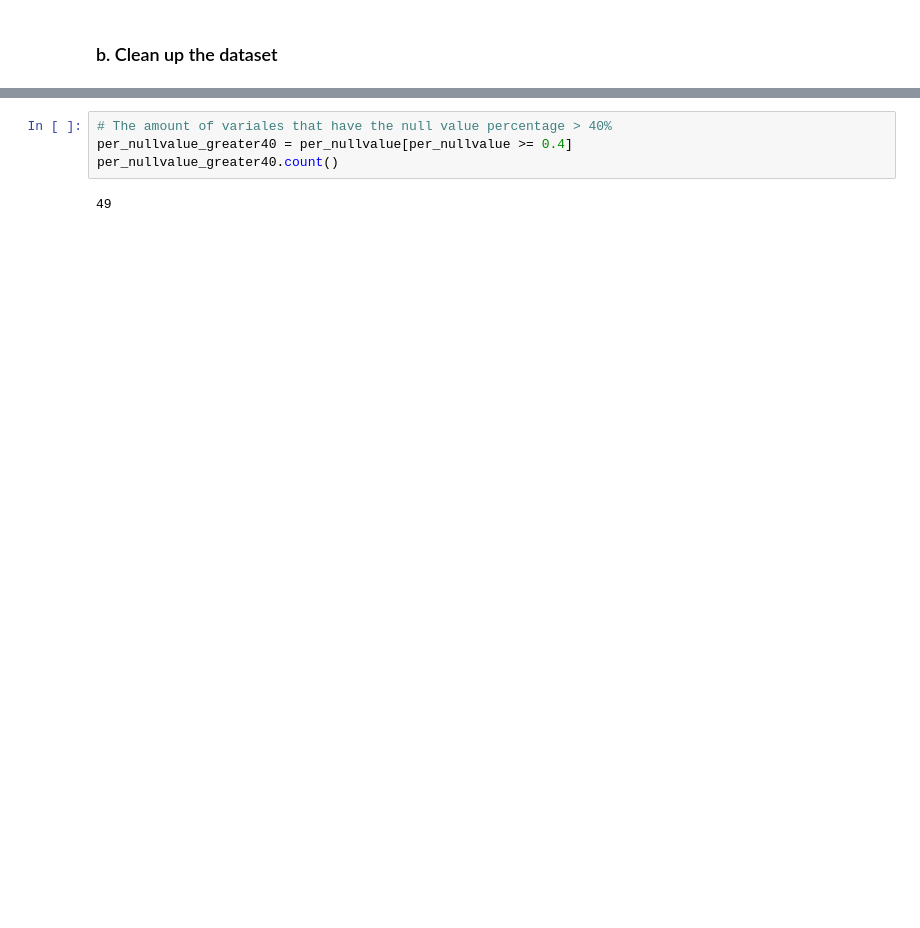
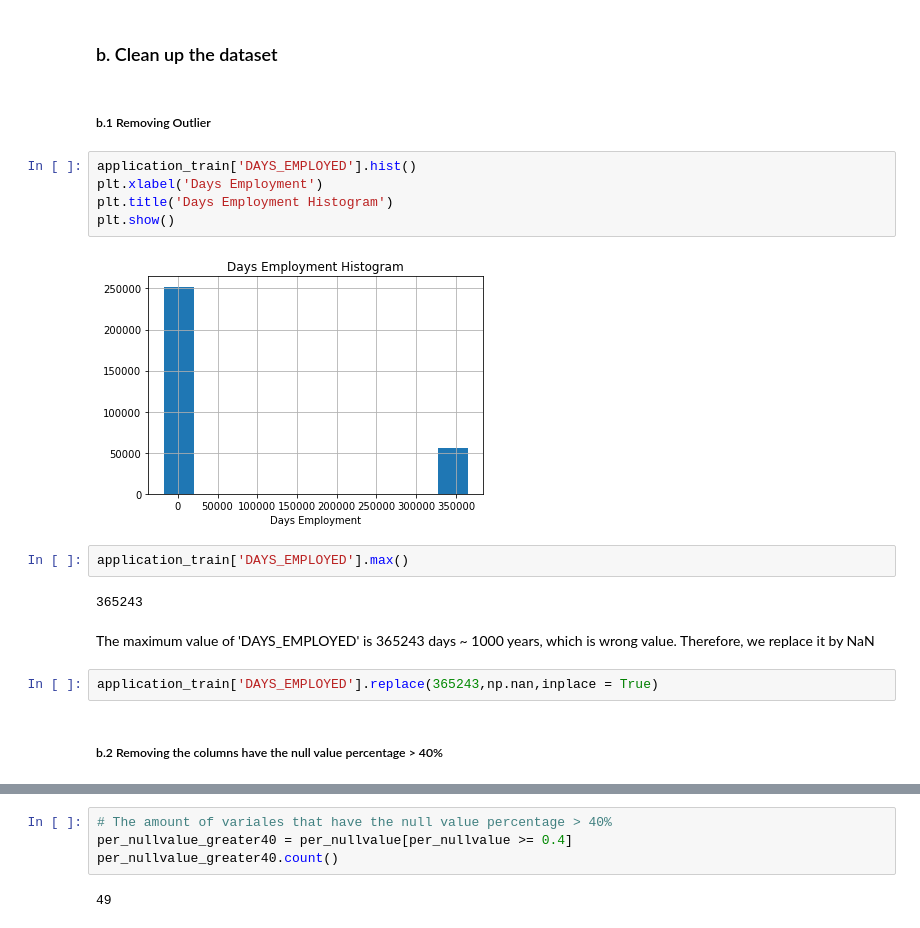
Before and after one commit to ytran71/ProgrammingProject_FinanceData, a Jupyter notebook: Explore_application_train.ipynb, the cells around one changed output, grey strips where cells are left out. Drawn from its saved outputs; the diff is of its cells as text; blank space fills up the shorter version.

```diff
--- a/Explore_application_train.ipynb
+++ b/Explore_application_train.ipynb
@@ -128,5 +133,24 @@ application_train.corr()
 # %% [markdown]
 ### b. Clean up the dataset
+# %% [markdown]
+##### b.1 Removing Outlier
+# %%
+application_train['DAYS_EMPLOYED'].hist()
+plt.xlabel('Days Employment')
+plt.title('Days Employment Histogram')
+plt.show()
+# %% [output]
+[figure, added]
+# %%
+application_train['DAYS_EMPLOYED'].max()
+# %% [output]
+365243
+# %% [markdown]
+The maximum value of 'DAYS_EMPLOYED' is 365243 days ~ 1000 years, which is wrong value. Therefore, we replace it by NaN
+# %%
+application_train['DAYS_EMPLOYED'].replace(365243,np.nan,inplace = True)
+# %% [markdown]
+##### b.2 Removing the columns have the null value percentage > 40%
 # %%
 # Counting the number of null value by each columns
 count_nullvalue = application_train.isna().sum(axis = 0).sort_values(ascending = False)
```
Also changed, not shown: parts of 91 cells of this notebook, 1 other file.
